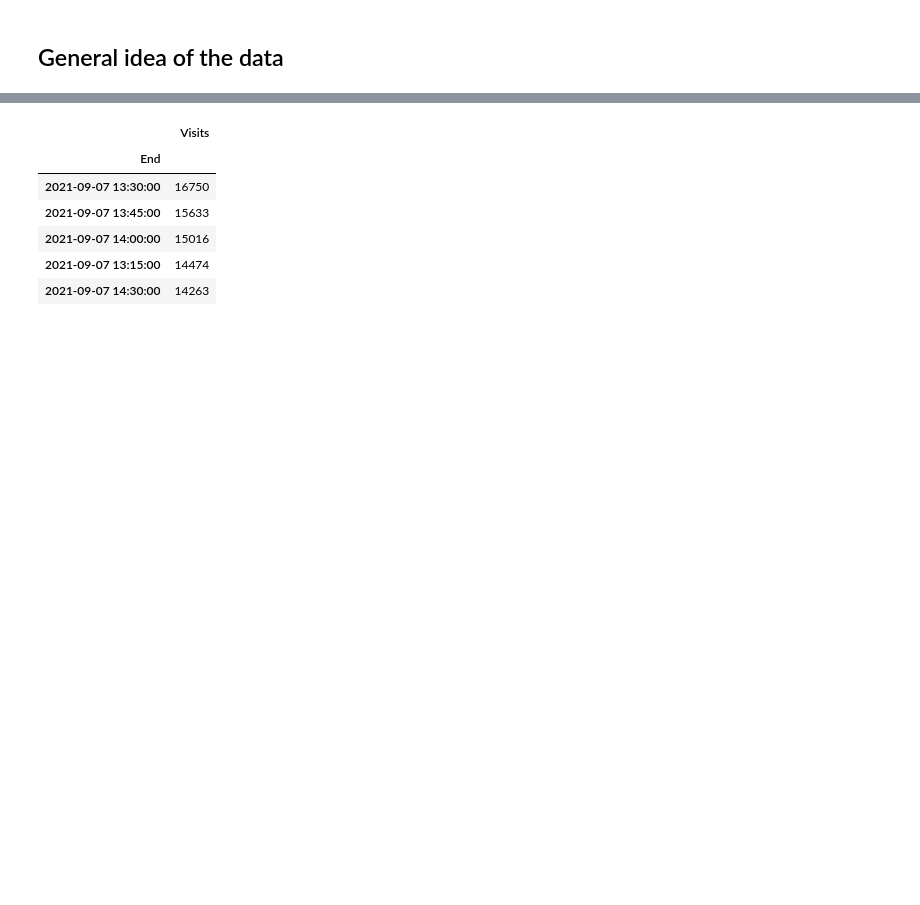
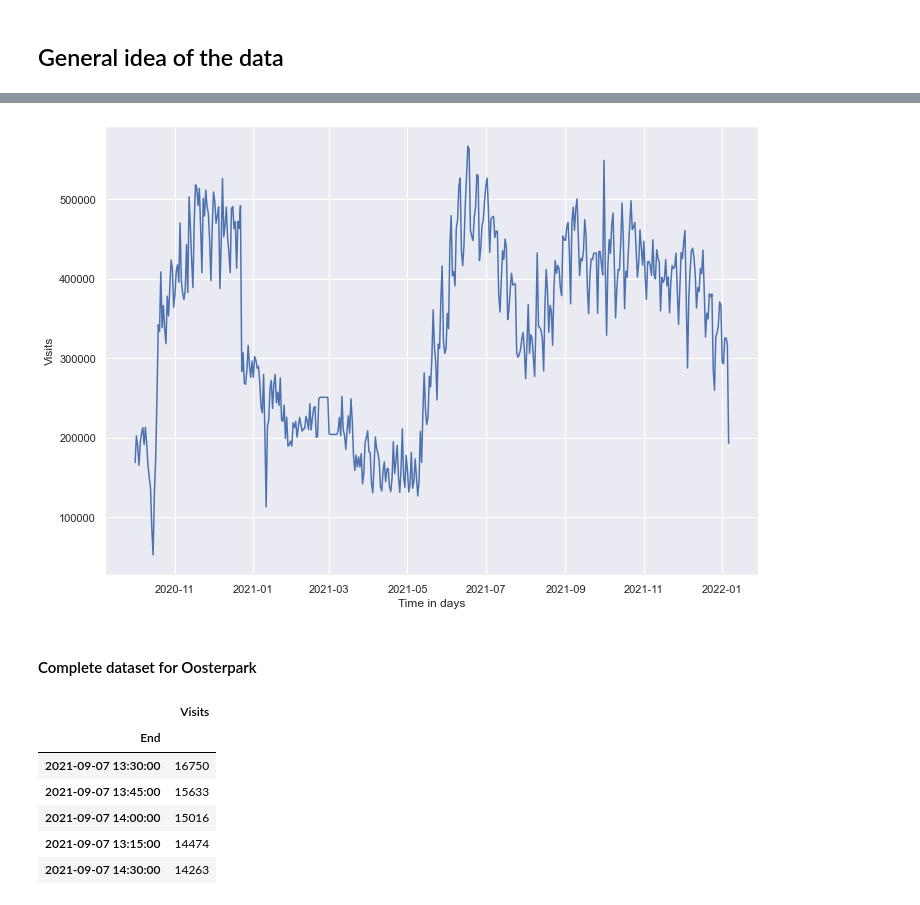
Before and after one commit to lotteph/DSP, a Jupyter notebook: EDA Resono data.ipynb, the cells around one changed output, grey strips where cells are left out. Cells and saved outputs as stored; diff of their text form; code cells hidden in the pictures; blank space fills up the shorter version.

```diff
--- a/EDA Resono data.ipynb
+++ b/EDA Resono data.ipynb
@@ -39,3 +51,21 @@ ax.set(title = "Number of visitors per 15 minutes", xlabel = 'Date');
+# %%
+complete_df = pd.read_csv("Complete dataframe/data_preprocessing.csv")
+# %%
+after_cleaning = complete_df[['Datetime', 'Visits']]
+after_cleaning['Datetime'] = pd.to_datetime(after_cleaning['Datetime'])
+
+after_cleaning_per_15minutes = after_cleaning.groupby("Datetime").sum()
+after_cleaning_per_day = after_cleaning_per_15minutes.resample("D").sum()
+
+
+plt.ticklabel_format(style='plain', axis='y')
+sns.set(rc={'figure.figsize':(11.7,8.27)})
+ax = sns.lineplot(data=after_cleaning_per_day, x=after_cleaning_per_day.index, y="Visits");
+ax.set(xlabel='Time in days', ylabel='Visits');
+# %% [output]
+[figure, added]
+# %% [markdown]
+#### Complete dataset for Oosterpark
 # %%
 df_Resono_summed['2021'].sort_values(by="Visits", ascending=False).head()
 # %% [output]
```
Also changed, not shown: parts of 3 cells of this notebook.
